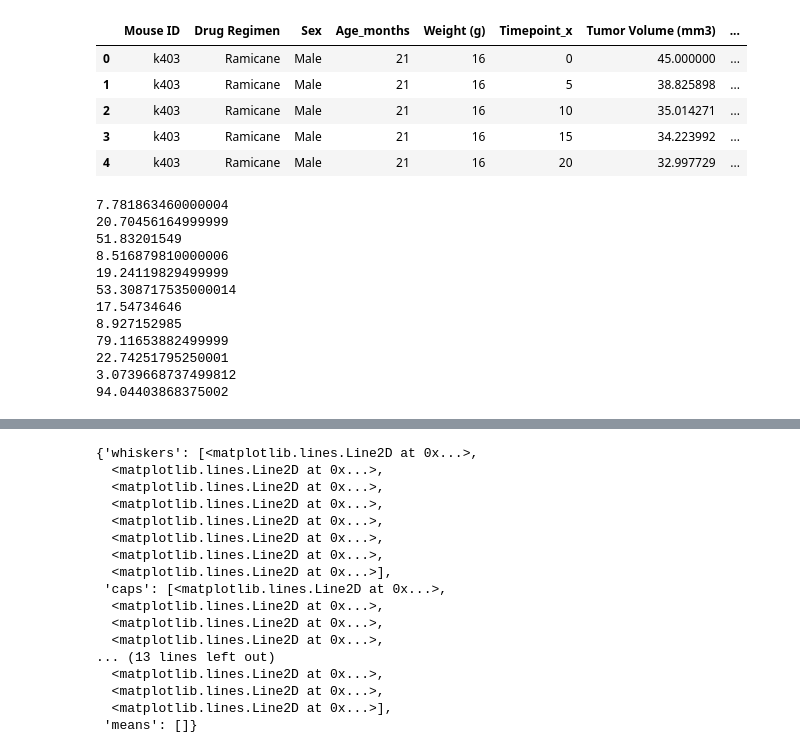
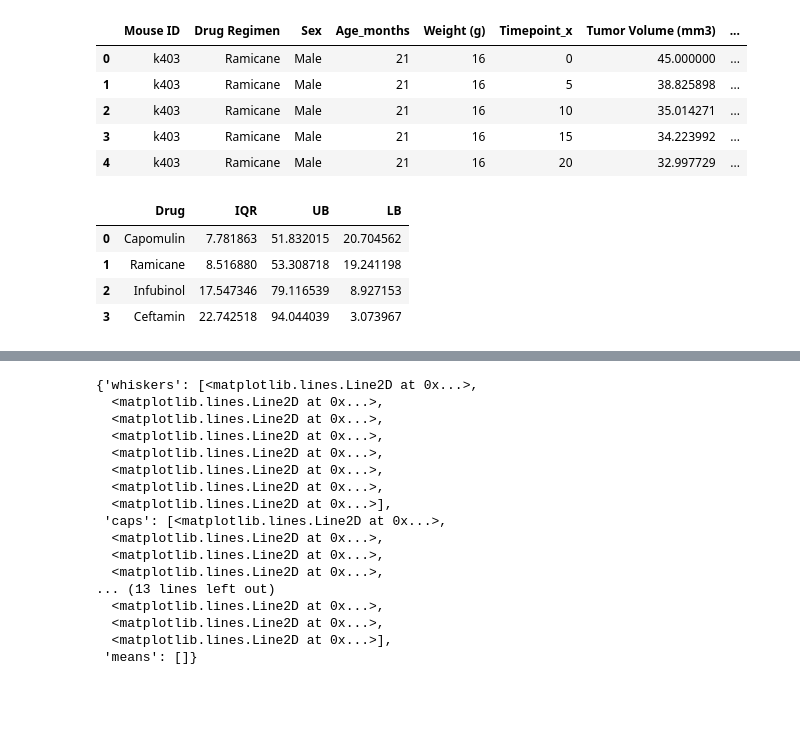
Before and after one commit to tylerhill122/matplotlib-challenge, a Jupyter notebook: Pymaceuticals.ipynb, the cells around one changed output, grey strips where cells are left out. Saved outputs shown, nothing was run; the diff lists cells and outputs as text; code cells hidden in the pictures; blank space fills up the shorter version.

Commit message:
iqr dataframe

```diff
--- a/Pymaceuticals.ipynb
+++ b/Pymaceuticals.ipynb
@@ -217,35 +217,43 @@ drugs = ["Capomulin", "Ramicane", "Infubinol", "Ceftamin"]
 # %%
 # Create empty list to fill with tumor vol data (for plotting)
 tumor_vol = []
+
+iqr_dict = {
+    "Drug": [],
+    "IQR": [],
+    "UB": [],
+    "LB": []
+}
 
 for drug in drugs:
     drug1 = new_mouse_df.loc[(new_mouse_df["Drug Regimen"] == drug)]
     drug2 = drug1.loc[drug1["Timepoint_x"] == drug1["Timepoint_y"]]
     tv = drug2["Tumor Volume (mm3)"]
     tumor_vol.append(tv)
 
     quartiles = np.quantile(tumor_vol, q = np.arange(0.25, 1, 0.25))
     lowerq = quartiles[0]
     upperq = quartiles[2]
     iqr = upperq-lowerq
-    print(iqr)
+
     lower_bound = lowerq - (1.5*iqr)
-    print(lower_bound)
     upper_bound = upperq + (1.5*iqr)
-    print(upper_bound)
+
+    iqr_dict["Drug"].append(drug)
+    iqr_dict["IQR"].append(iqr)
+    iqr_dict["UB"].append(upper_bound)
+    iqr_dict["LB"].append(lower_bound)
+
+iqr_df = pd.DataFrame(iqr_dict)
+iqr_df.head()
+
+#     print(f'{drug}, IQR: {iqr} Lower Bound: {lower_bound} Upper Bound: {upper_bound}')
 # %% [output]
-7.781863460000004
-20.70456164999999
-51.83201549
-8.516879810000006
-19.24119829499999
-53.308717535000014
-17.54734646
-8.927152985
-79.11653882499999
-22.74251795250001
-3.0739668737499812
-94.04403868375002
+|  | Drug | IQR | UB | LB |
+| 0 | Capomulin | 7.781863 | 51.832015 | 20.704562 |
+| 1 | Ramicane | 8.516880 | 53.308718 | 19.241198 |
+| 2 | Infubinol | 17.547346 | 79.116539 | 8.927153 |
+| 3 | Ceftamin | 22.742518 | 94.044039 | 3.073967 |
 # %%
 # Calculate the IQR and quantitatively determine if there are any potential outliers.
 # quartiles = np.quantile(tumor_vol, q = np.arange(0.25, 1, 0.25))
```
Also changed, not shown: parts of 1 cell of this notebook.
